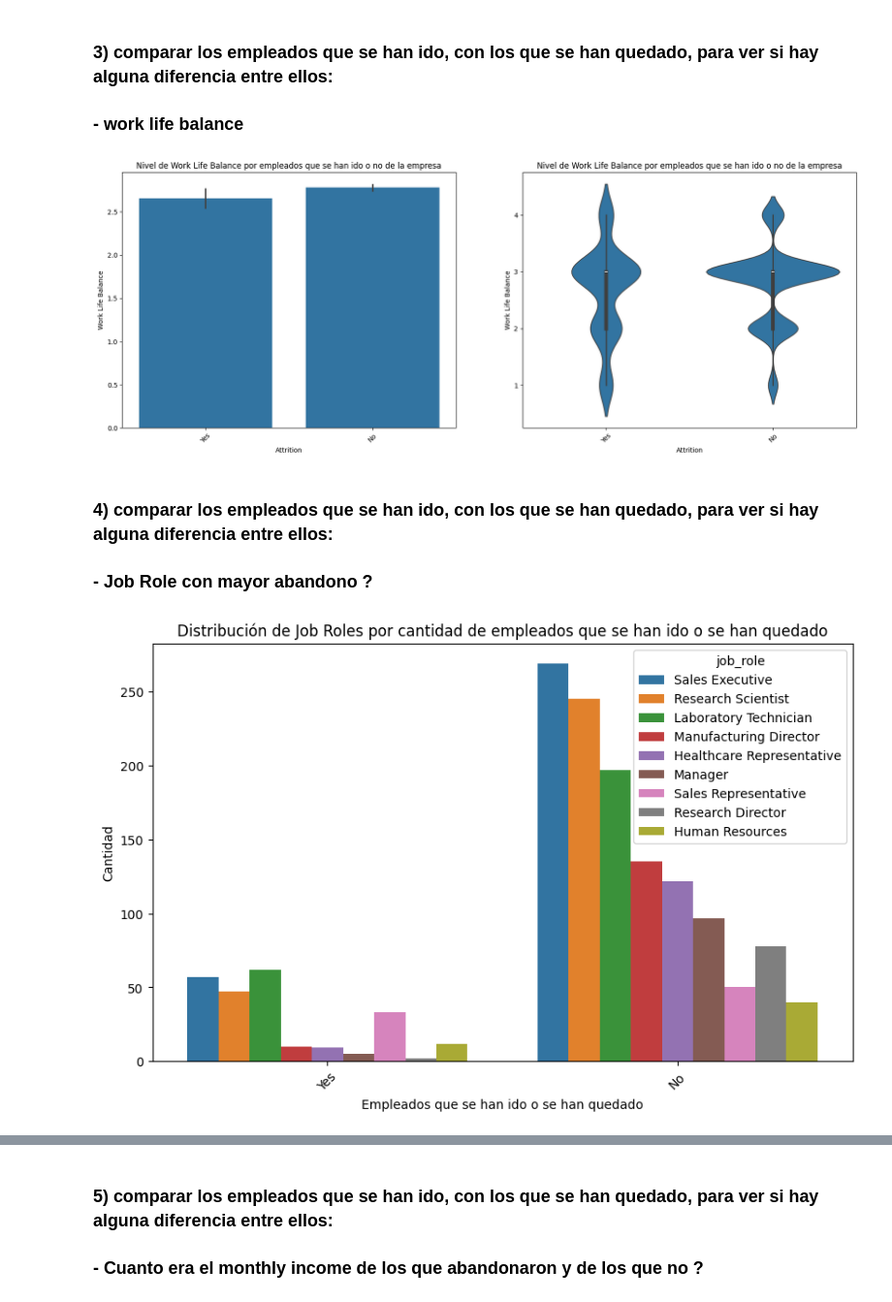
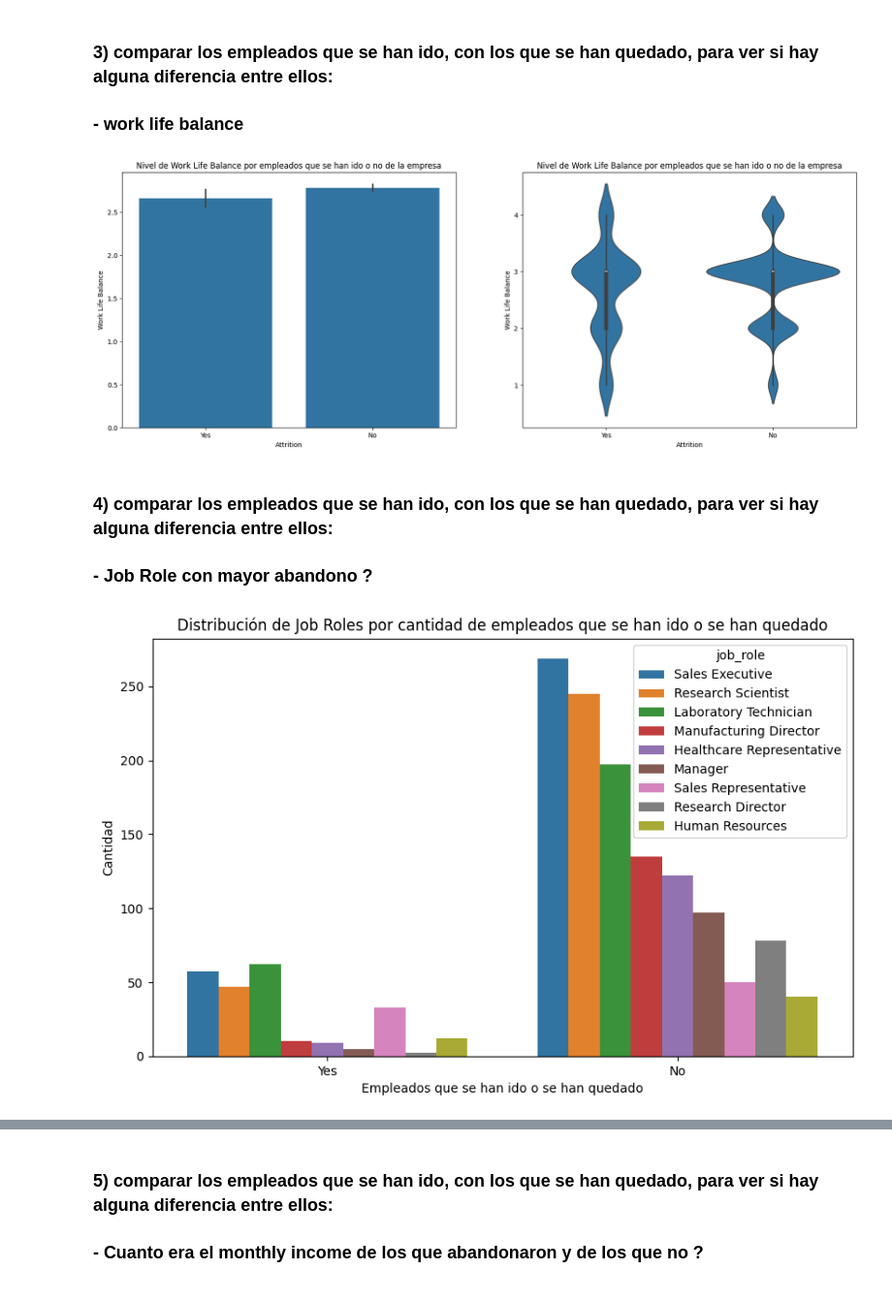
Before and after one commit to Eleonora1989/project-da-promo-63-modulo-3-team-3, a Jupyter notebook: consultas/visualizaciones-carol.ipynb, the cells around one changed output, grey strips where cells are left out. Shown at 97% size. Cells and saved outputs as stored; diff of their text form; code cells hidden in the pictures.

Commit message:
Visualizaciones

```diff
--- a/consultas/visualizaciones-carol.ipynb
+++ b/consultas/visualizaciones-carol.ipynb
@@ -67,7 +65,6 @@ sns.barplot(data=df_hr_limpio, x='attrition', y='work_life_balance', ax=axes[0])
 axes[0].set_title('Nivel de Work Life Balance por empleados que se han ido o no de la empresa')
 axes[0].set_xlabel('Attrition')
 axes[0].set_ylabel('Work Life Balance')
-axes[0].tick_params(axis="x", rotation=45)
 
 
 # en este caso estamos viendo promedios en el barplot, ahora queremos ver distribucion en un violinplot
@@ -77,27 +74,25 @@ sns.violinplot(data=df_hr_limpio, x='attrition', y='work_life_balance', ax=axes[
 axes[1].set_title('Nivel de Work Life Balance por empleados que se han ido o no de la empresa')
 axes[1].set_xlabel('Attrition')
 axes[1].set_ylabel('Work Life Balance')
-axes[1].tick_params(axis="x", rotation=45)
 
 plt.show()
 # %% [output]
-[figure, old version]
+[figure, new version]
 # %% [markdown]
 ### 4) comparar los empleados que se han ido, con los que se han quedado, para ver si hay alguna diferencia entre ellos:
 ### - Job Role con mayor abandono ?
 # %%
 plt.figure(figsize=(10,6))
 
 sns.countplot(data=df_hr_limpio, x='attrition', hue='job_role')
 
 plt.title('Distribución de Job Roles por cantidad de empleados que se han ido o se han quedado')
 plt.xlabel('Empleados que se han ido o se han quedado')
 plt.ylabel('Cantidad')
-plt.xticks(rotation=45)
 
 plt.show()
 # %% [output]
-[figure, old version]
+[figure, new version]
 # %%
 ## esto podría indicar que puestos tienen burnout o una mala gestión, a continuación revisamos por departamento
 # %%
```
Also changed, not shown: parts of 14 cells of this notebook.
